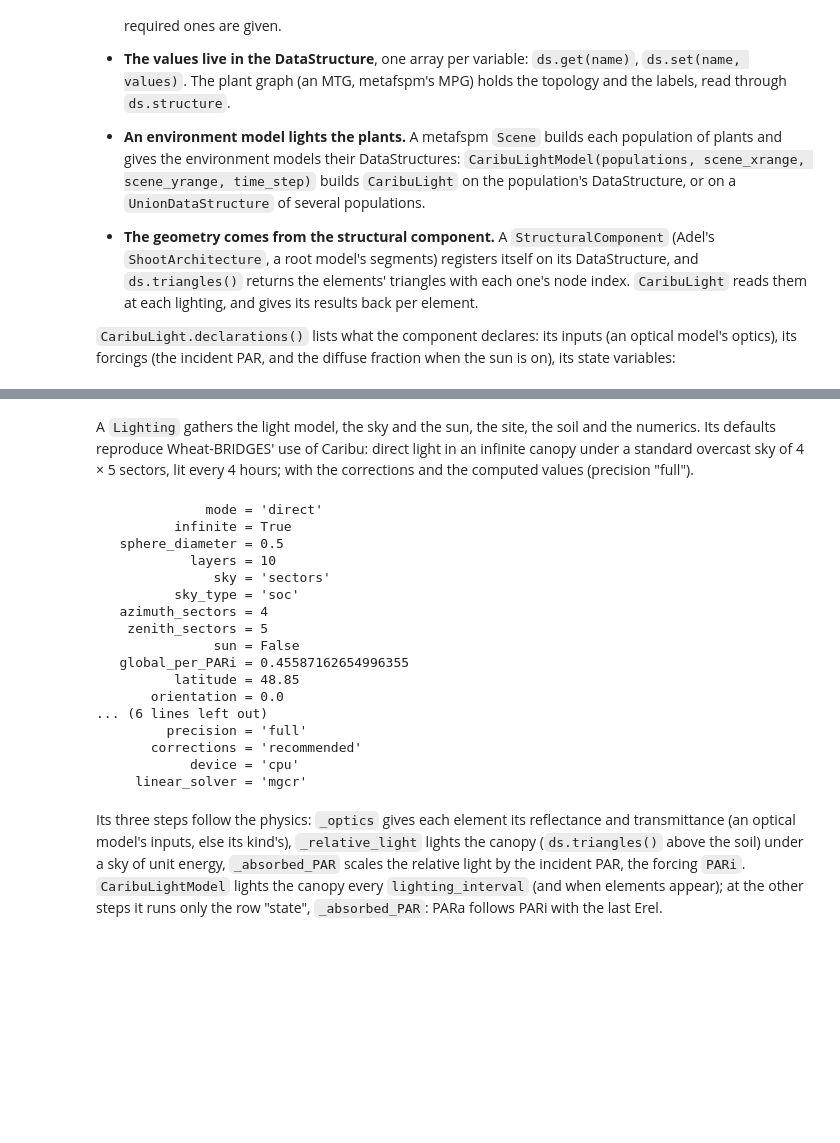
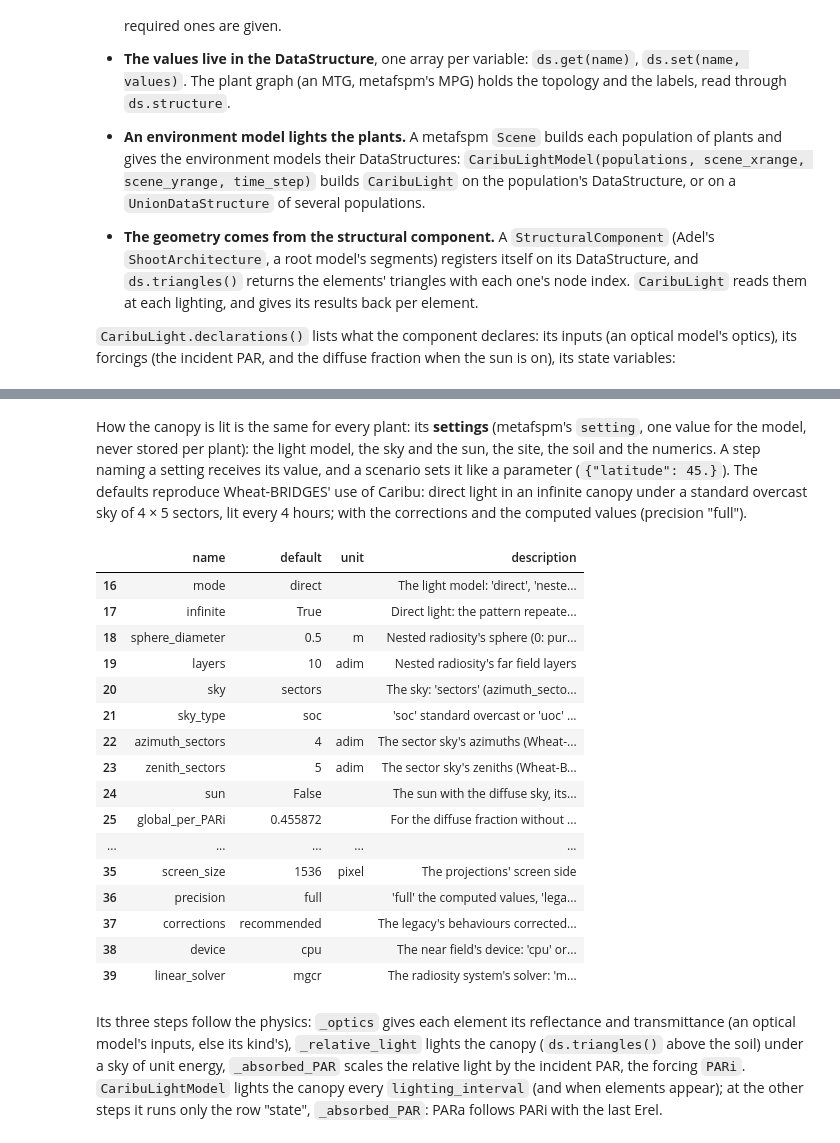
Before and after one commit to openalea/caribu, a Jupyter notebook: example/tutorials/tutorial_caribu.ipynb, the cells around one changed output, grey strips where cells are left out. Cells and saved outputs as stored; diff of their text form; code cells hidden in the pictures; blank space fills up the shorter version.

```diff
--- a/example/tutorials/tutorial_caribu.ipynb
+++ b/example/tutorials/tutorial_caribu.ipynb
@@ -110,32 +114,29 @@ declarations.loc[declarations["kind"] == "parameter", ["name", "default", "unit"
 # %% [markdown]
-A `Lighting` gathers the light model, the sky and the sun, the site, the soil and the numerics. Its defaults
+How the canopy is lit is the same for every plant: its **settings** (metafspm's `setting`, one value for the
+model, never stored per plant): the light model, the sky and the sun, the site, the soil and the numerics. A step
+naming a setting receives its value, and a scenario sets it like a parameter (`{"latitude": 45.}`). The defaults
 reproduce Wheat-BRIDGES' use of Caribu: direct light in an infinite canopy under a standard overcast sky of 4 × 5
 sectors, lit every 4 hours; with the corrections and the computed values (precision "full").
 # %%
-import dataclasses
-
-from openalea.caribu.component import Lighting
-
-for field in dataclasses.fields(Lighting):
-    print(f"{field.name:>18} = {field.default!r}")
+declarations.loc[declarations["kind"] == "setting", ["name", "default", "unit", "description"]]
 # %% [output]
-              mode = 'direct'
-          infinite = True
-   sphere_diameter = 0.5
-            layers = 10
-               sky = 'sectors'
-          sky_type = 'soc'
-   azimuth_sectors = 4
-    zenith_sectors = 5
-               sun = False
-   global_per_PARi = 0.45587162654996355
-          latitude = 48.85
-       orientation = 0.0
-... (6 lines left out)
-         precision = 'full'
-       corrections = 'recommended'
-            device = 'cpu'
-     linear_solver = 'mgcr'
+|  | name | default | unit | description |
+| 16 | mode | direct |  | The light model: 'direct', 'neste... |
+| 17 | infinite | True |  | Direct light: the pattern repeate... |
+| 18 | sphere_diameter | 0.5 | m | Nested radiosity's sphere (0: pur... |
+| 19 | layers | 10 | adim | Nested radiosity's far field layers |
+| 20 | sky | sectors |  | The sky: 'sectors' (azimuth_secto... |
+| 21 | sky_type | soc |  | 'soc' standard overcast or 'uoc' ... |
+| 22 | azimuth_sectors | 4 | adim | The sector sky's azimuths (Wheat-... |
+| 23 | zenith_sectors | 5 | adim | The sector sky's zeniths (Wheat-B... |
+| 24 | sun | False |  | The sun with the diffuse sky, its... |
+| 25 | global_per_PARi | 0.455872 |  | For the diffuse fraction without ... |
+| ... | ... | ... | ... | ... |
+| 35 | screen_size | 1536 | pixel | The projections' screen side |
+| 36 | precision | full |  | 'full' the computed values, 'lega... |
+| 37 | corrections | recommended |  | The legacy's behaviours corrected... |
+| 38 | device | cpu |  | The near field's device: 'cpu' or... |
+| 39 | linear_solver | mgcr |  | The radiosity system's solver: 'm... |
 # %% [markdown]
 Its three steps follow the physics: `_optics` gives each element its reflectance and transmittance (an optical
 model's inputs, else its kind's), `_relative_light` lights the canopy (`ds.triangles()` above the soil) under a sky
```
Also changed, not shown: parts of 13 cells of this notebook, 11 other files.
